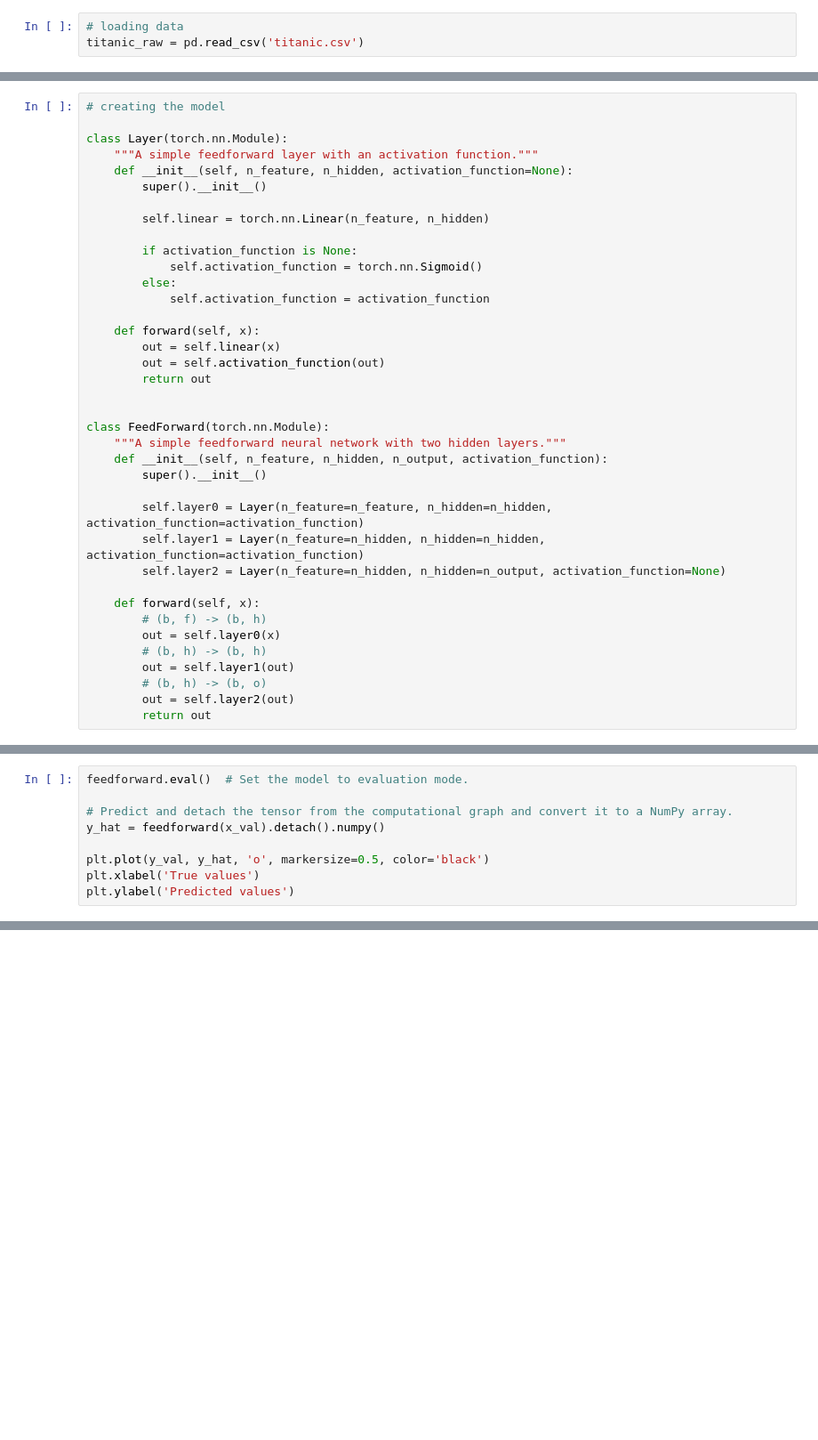
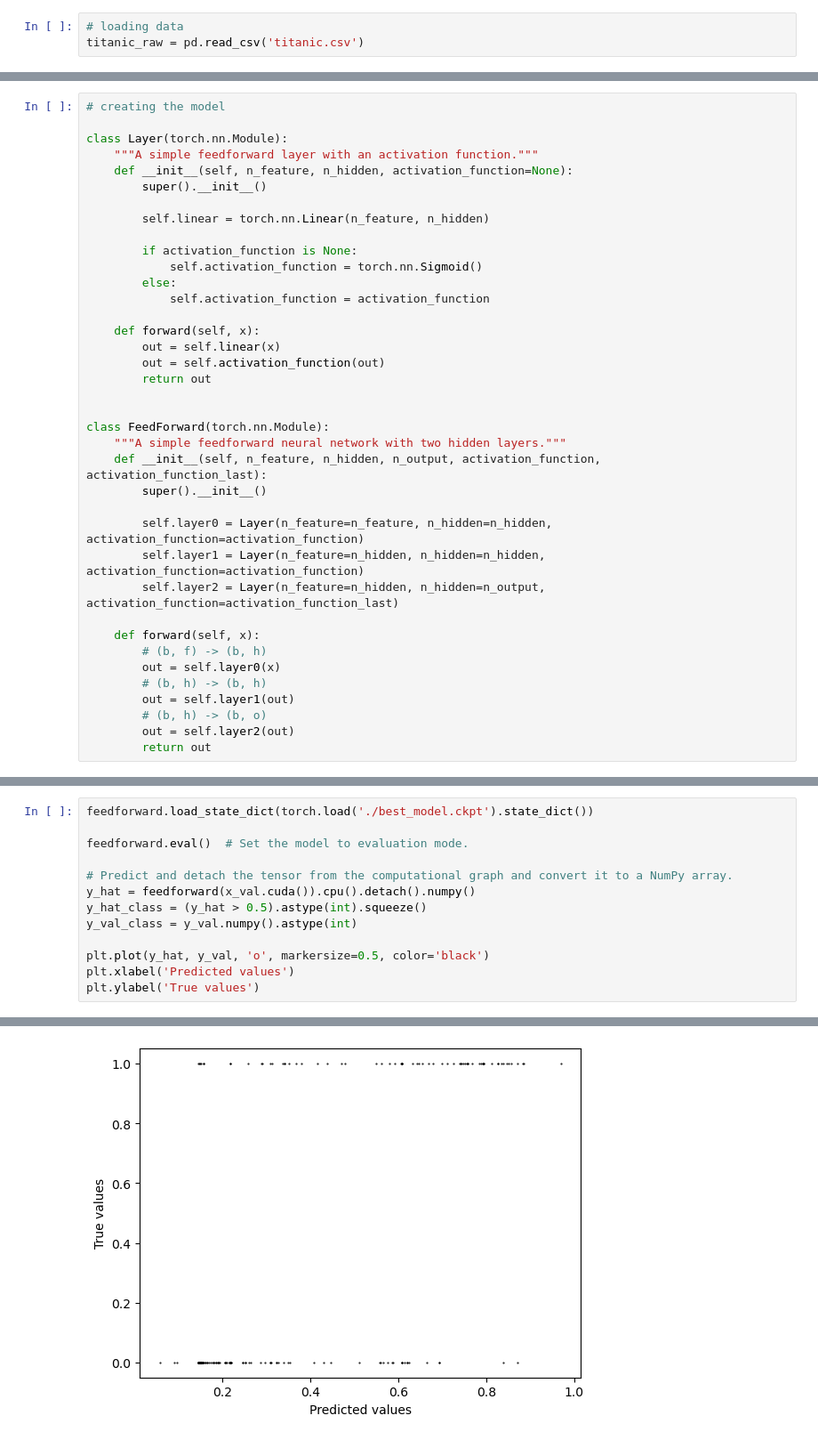
Before and after one commit to juliankraft/TermPaper1-Ecoacoustics, a Jupyter notebook: torch_introduction/titanic_model.ipynb, the cells around one changed output, grey strips where cells are left out. Shown: that part at 89% size. Drawn from its saved outputs; the diff is of its cells as text; blank space fills up the shorter version.

```diff
--- a/torch_introduction/titanic_model.ipynb
+++ b/torch_introduction/titanic_model.ipynb
@@ -85,12 +83,12 @@ class Layer(torch.nn.Module):
 
 class FeedForward(torch.nn.Module):
     """A simple feedforward neural network with two hidden layers."""
-    def __init__(self, n_feature, n_hidden, n_output, activation_function):
+    def __init__(self, n_feature, n_hidden, n_output, activation_function, activation_function_last):
         super().__init__()
 
         self.layer0 = Layer(n_feature=n_feature, n_hidden=n_hidden, activation_function=activation_function)
         self.layer1 = Layer(n_feature=n_hidden, n_hidden=n_hidden, activation_function=activation_function)
-        self.layer2 = Layer(n_feature=n_hidden, n_hidden=n_output, activation_function=None)
+        self.layer2 = Layer(n_feature=n_hidden, n_hidden=n_output, activation_function=activation_function_last)
 
     def forward(self, x):
         # (b, f) -> (b, h)
@@ -172,9 +201,14 @@ RuntimeError: mat1 and mat2 must have the same dtype, but got Short and Float
 # %%
+feedforward.load_state_dict(torch.load('./best_model.ckpt').state_dict())
+
 feedforward.eval()  # Set the model to evaluation mode.
 
 # Predict and detach the tensor from the computational graph and convert it to a NumPy array.
-y_hat = feedforward(x_val).detach().numpy()
+y_hat = feedforward(x_val.cuda()).cpu().detach().numpy()
+y_hat_class = (y_hat > 0.5).astype(int).squeeze()
+y_val_class = y_val.numpy().astype(int)
 
-plt.plot(y_val, y_hat, 'o', markersize=0.5, color='black')
-plt.xlabel('True values')
-plt.ylabel('Predicted values')
+plt.plot(y_hat, y_val, 'o', markersize=0.5, color='black')
+plt.xlabel('Predicted values')
+plt.ylabel('True values')
+# %% [output]
@@ -180,0 +216 @@ plt.ylabel('Predicted values')
+[figure, added]
```
Also changed, not shown: parts of 7 cells of this notebook, 1 other file.
